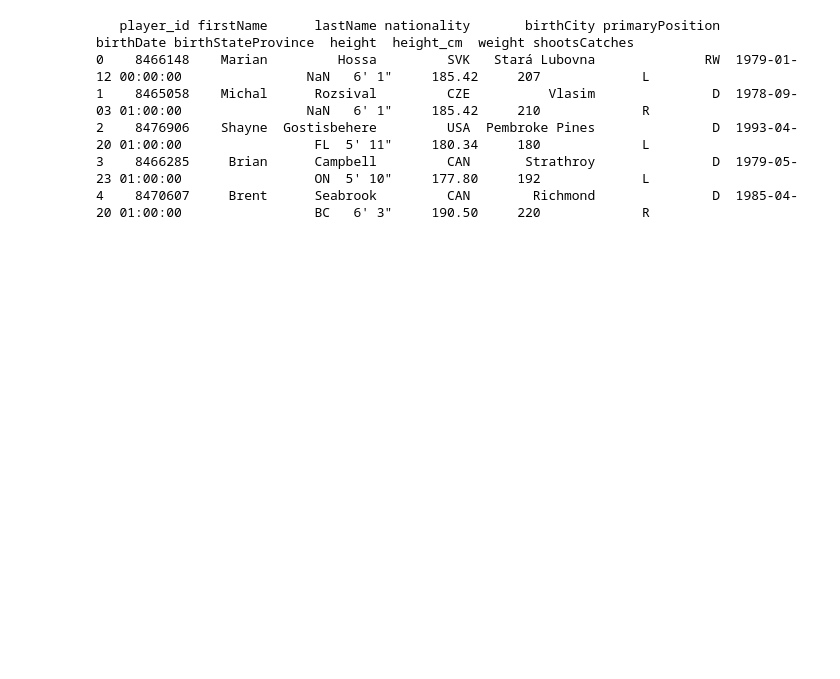
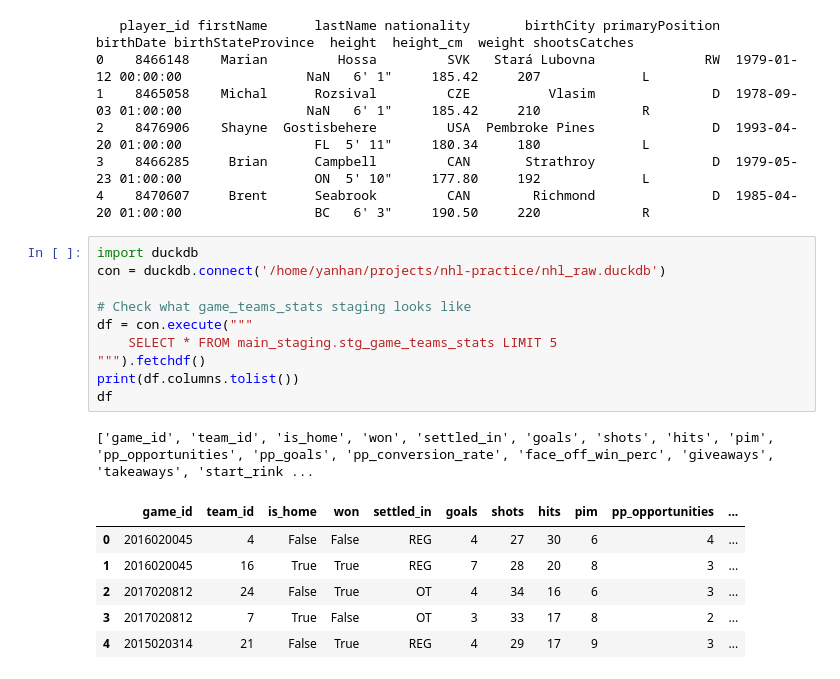
Before and after one commit to yhtande/nhl-practice, a Jupyter notebook: notebook/Untitled.ipynb, the cells around one changed output. Saved outputs shown, nothing was run; the diff lists cells and outputs as text; blank space fills up the shorter version.

```diff
--- a/notebook/Untitled.ipynb
+++ b/notebook/Untitled.ipynb
@@ -259,3 +259,21 @@ print(con.execute("SELECT * FROM raw.player_info LIMIT 5").fetchdf().to_string()
 2    8476906    Shayne  Gostisbehere         USA  Pembroke Pines               D  1993-04-20 01:00:00                 FL  5' 11"     180.34     180             L
 3    8466285     Brian      Campbell         CAN       Strathroy               D  1979-05-23 01:00:00                 ON  5' 10"     177.80     192             L
 4    8470607     Brent      Seabrook         CAN        Richmond               D  1985-04-20 01:00:00                 BC   6' 3"     190.50     220             R
+# %%
+import duckdb
+con = duckdb.connect('/home/yanhan/projects/nhl-practice/nhl_raw.duckdb')
+
+# Check what game_teams_stats staging looks like
+df = con.execute("""
+    SELECT * FROM main_staging.stg_game_teams_stats LIMIT 5
+""").fetchdf()
+print(df.columns.tolist())
+df
+# %% [output]
+['game_id', 'team_id', 'is_home', 'won', 'settled_in', 'goals', 'shots', 'hits', 'pim', 'pp_opportunities', 'pp_goals', 'pp_conversion_rate', 'face_off_win_perc', 'giveaways', 'takeaways', 'start_rink ...
+|  | game_id | team_id | is_home | won | settled_in | goals | shots | hits | pim | pp_opportunities | ... |
+| 0 | 2016020045 | 4 | False | False | REG | 4 | 27 | 30 | 6 | 4 | ... |
+| 1 | 2016020045 | 16 | True | True | REG | 7 | 28 | 20 | 8 | 3 | ... |
+| 2 | 2017020812 | 24 | False | True | OT | 4 | 34 | 16 | 6 | 3 | ... |
+| 3 | 2017020812 | 7 | True | False | OT | 3 | 33 | 17 | 8 | 2 | ... |
+| 4 | 2015020314 | 21 | False | True | REG | 4 | 29 | 17 | 9 | 3 | ... |
```
Also changed, not shown: parts of 3 cells of this notebook, 3 other files.
